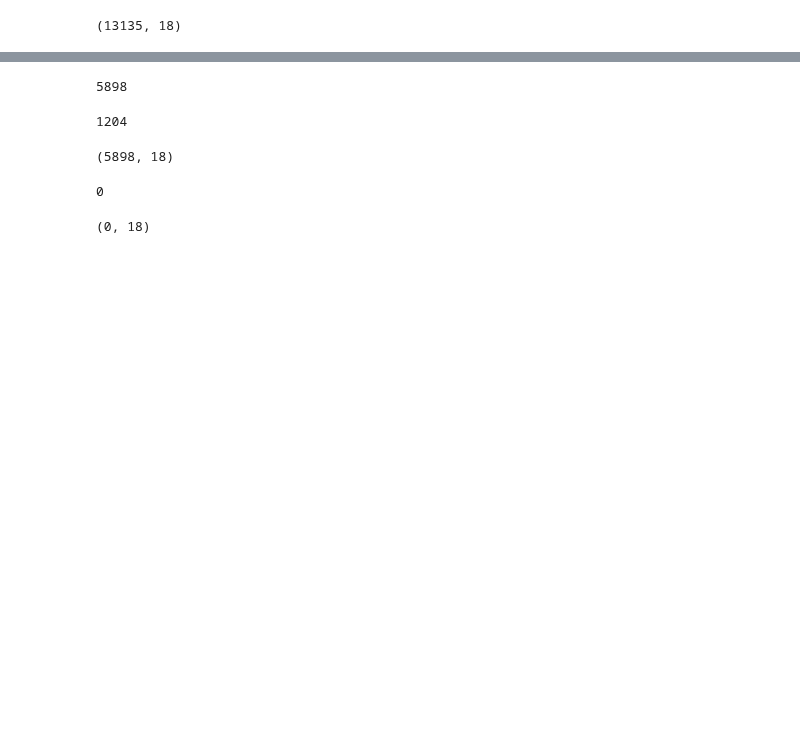
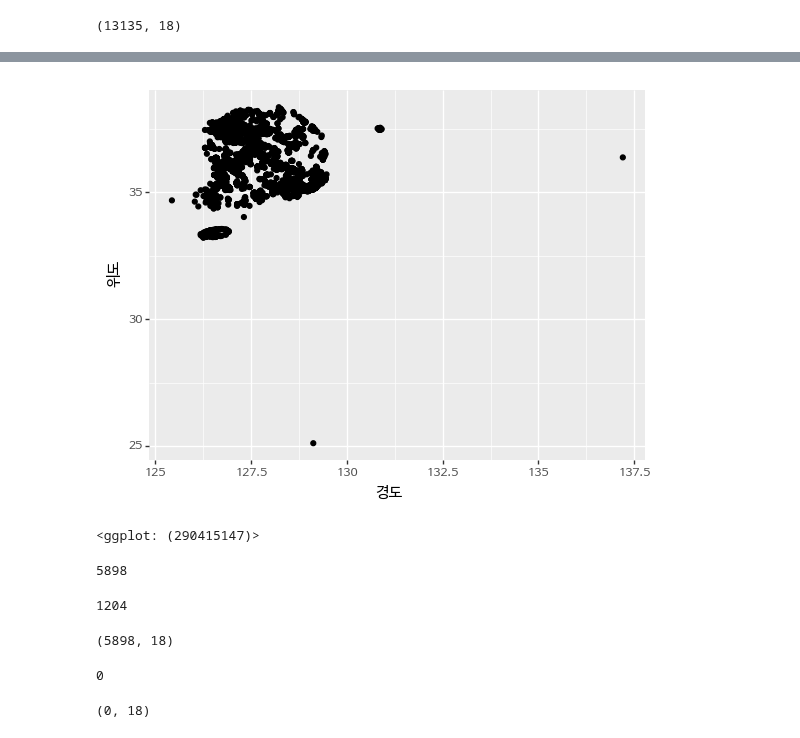
Before and after one commit to corazzon/OpenDataWrangling, a Jupyter notebook: park.ipynb, the cells around one changed output, grey strips where cells are left out. Drawn from its saved outputs; the diff is of its cells as text; code cells hidden in the pictures; blank space fills up the shorter version.

```diff
--- a/park.ipynb
+++ b/park.ipynb
@@ -30,6 +22,18 @@ park.head()
 | 4 | 42800-00005 | 묘지공원 | 묘지공원 | 강원도 양구군 양구읍 죽곡리 산3-1 | 강원도 양구군 양구읍 죽곡리 산3-1 | 38.125344 | 127.999027 | 178931 | NaN | NaN | ... |
 # %%
 from plotnine import *
+# %%
+# 지도를 출력해 보니 특정 지역만 있는거 같다.
+# 결측치인 nan 데이터 때문에 다른 데이터가 제대로 보이지 않았다.
+# nan 데이터를 제거하고 다시 그려야겠다.
+(ggplot(park)
+ + aes(x='경도', y='위도')
+ + geom_point()
+ + theme(text=element_text(family='NanumBarunGothic'))
+)
+# %% [output]
+[figure, added]
+<ggplot: (290415147)>
 # %%
 park['소재지도로명주소'].isnull().sum()
 # %% [output]
```
Also changed, not shown: parts of 14 cells of this notebook.
